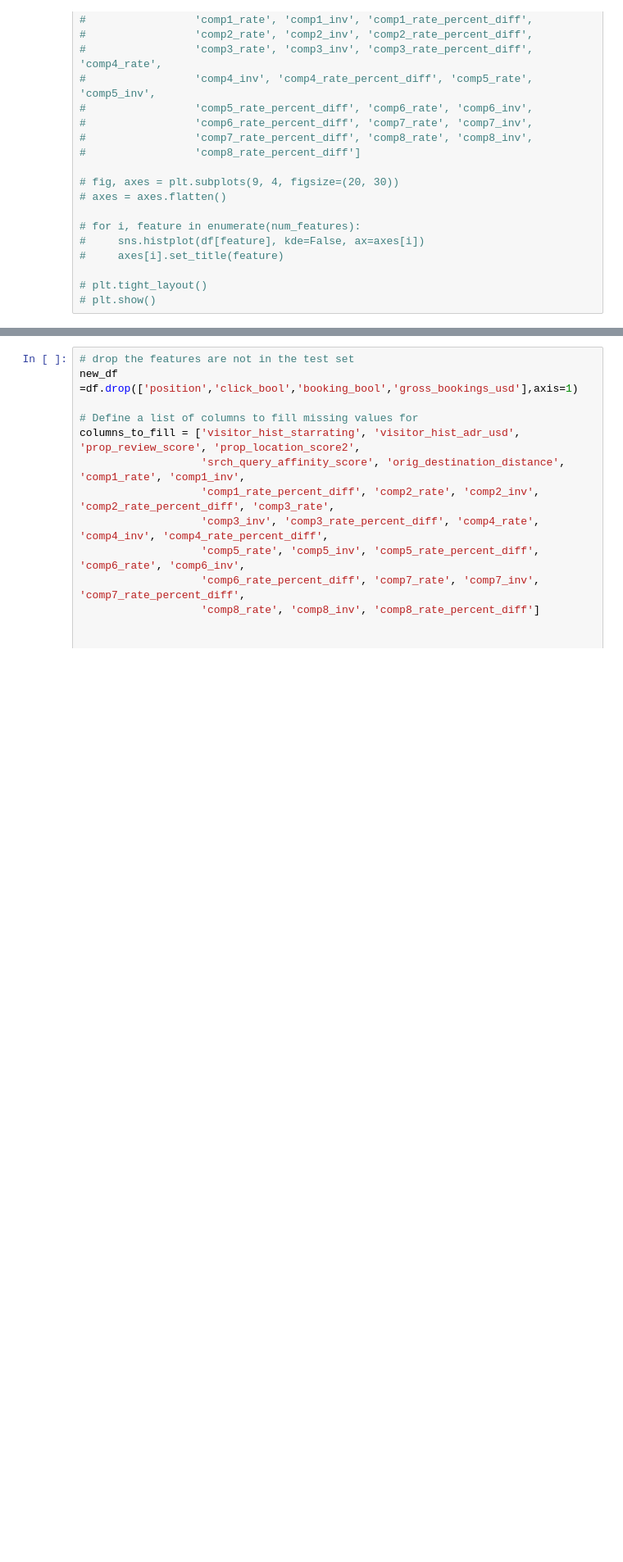
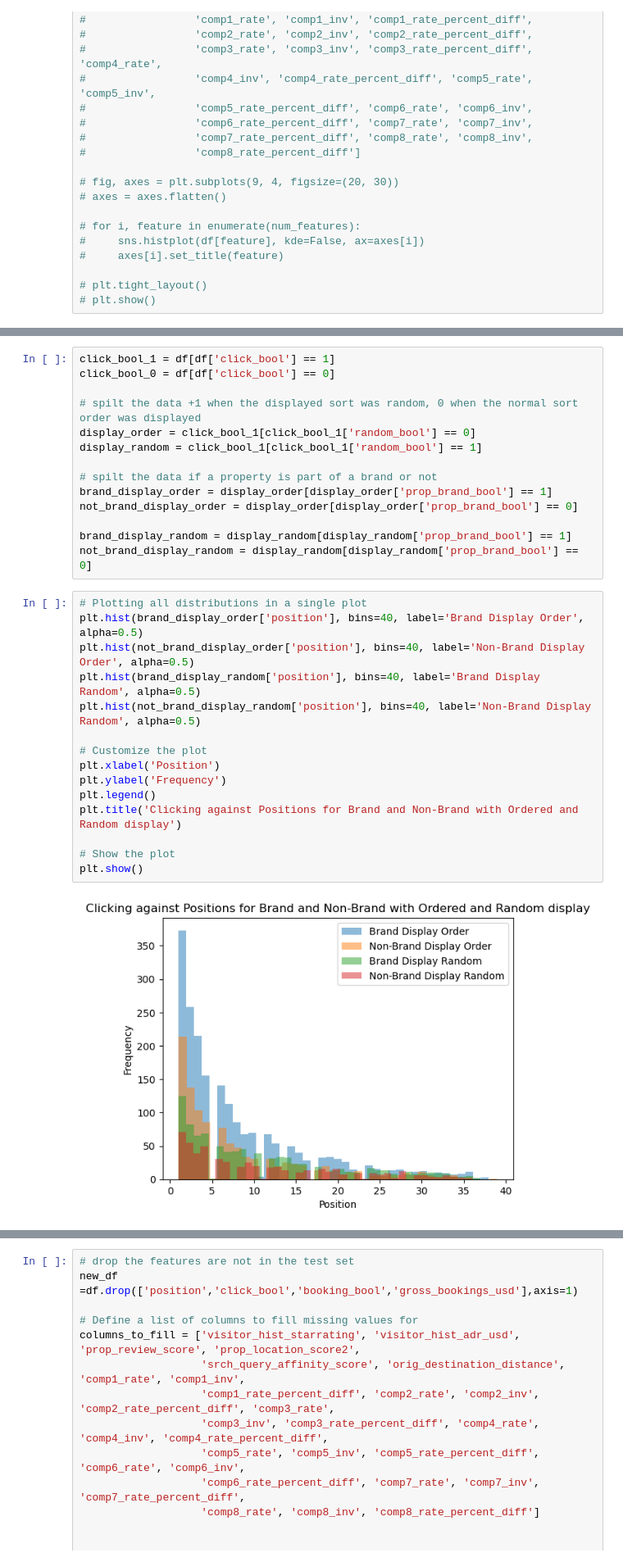
Before and after one commit to Mohammed-majeed/DMT_assignment2, a Jupyter notebook: DMT_assignment2.ipynb, the cells around one changed output, grey strips where cells are left out. Shown at 82% size. Saved outputs shown, nothing was run; the diff lists cells and outputs as text; blank space fills up the shorter version.

```diff
--- a/DMT_assignment2.ipynb
+++ b/DMT_assignment2.ipynb
@@ -98,0 +231,31 @@ plt.show()
+# %%
+click_bool_1 = df[df['click_bool'] == 1]
+click_bool_0 = df[df['click_bool'] == 0]
+
+# spilt the data +1 when the displayed sort was random, 0 when the normal sort order was displayed
+display_order = click_bool_1[click_bool_1['random_bool'] == 0]
+display_random = click_bool_1[click_bool_1['random_bool'] == 1]
+
+# spilt the data if a property is part of a brand or not
+brand_display_order = display_order[display_order['prop_brand_bool'] == 1]
+not_brand_display_order = display_order[display_order['prop_brand_bool'] == 0]
+
+brand_display_random = display_random[display_random['prop_brand_bool'] == 1]
+not_brand_display_random = display_random[display_random['prop_brand_bool'] == 0]
+# %%
+# Plotting all distributions in a single plot
+plt.hist(brand_display_order['position'], bins=40, label='Brand Display Order', alpha=0.5)
+plt.hist(not_brand_display_order['position'], bins=40, label='Non-Brand Display Order', alpha=0.5)
+plt.hist(brand_display_random['position'], bins=40, label='Brand Display Random', alpha=0.5)
+plt.hist(not_brand_display_random['position'], bins=40, label='Non-Brand Display Random', alpha=0.5)
+
+# Customize the plot
+plt.xlabel('Position')
+plt.ylabel('Frequency')
+plt.legend()
+plt.title('Clicking against Positions for Brand and Non-Brand with Ordered and Random display')
+
+# Show the plot
+plt.show()
+# %% [output]
+[figure, added]
```
Also changed, not shown: parts of 18 cells of this notebook.
